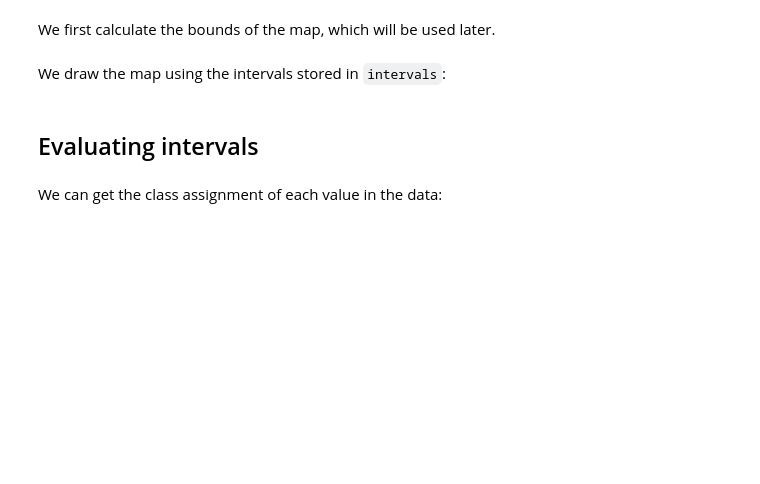
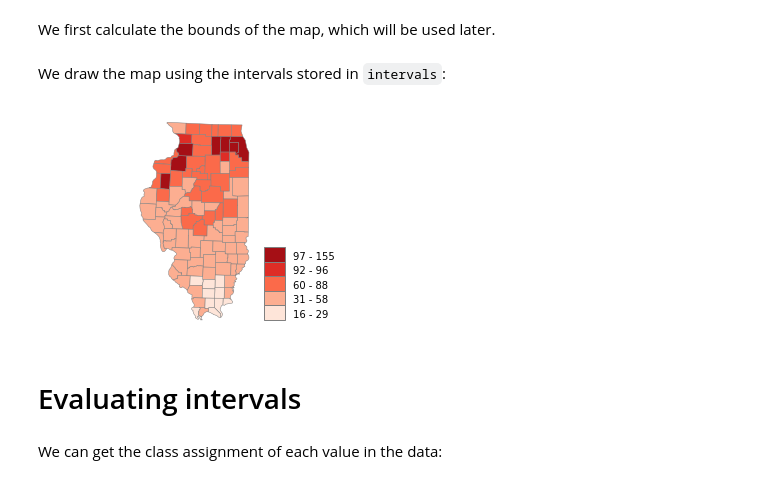
Before and after one commit to compgeog/choropleth-tradeoffs, a Jupyter notebook: explore_choropleth.ipynb, the cells around one changed output. Cells and saved outputs as stored; diff of their text form; code cells hidden in the pictures; blank space fills up the shorter version.

```diff
--- a/explore_choropleth.ipynb
+++ b/explore_choropleth.ipynb
@@ -76,0 +93,14 @@ plt.show()
+# %%
+attrname = 'FARM_PROD'
+
+adjacency_list = adjacency_matrix(all_features, output='L')
+all_values = get_shp_attribute_by_name(all_features, attrname)
+all_areas = get_shp_attribute_by_name(all_features, 'AREA')
+unique_values = list(set(all_values))
+unique_values.sort()
+
+numclass = 5  #
+
+m = len(all_values)     # number of all values in data
+n = len(unique_values)  # number of unique values in data
+print(n, m, min(unique_values), max(unique_values))
@@ -85,7 +123,7 @@ choose('foxy', 3)
 # %% [markdown]
 For our data, we want to find the break points -- the positions where we can break the original, sorted data into a number of classes. If we have 10 numbers, there will be up to 9 break points. To create `numclass` classes, we will `numclass-1` break points.
 # %%
-all_brks = choose(range(n-1), numclass-1)
+all_break_points = choose(range(n-1), numclass-1)
 # %% [markdown]
 It is not a good idea to print them out, because there are really a lot (millions):
 # %%
@@ -93,5 +133,5 @@ len(all_brks)
 # %% [markdown]
 Instead, we will just look at some (one) randomly:
 # %%
-i = random.randint(0, len(all_brks)-1)
-print('Break point', i+1, 'is', all_brks[i])
+i = random.randint(0, len(all_break_points)-1)
+print('Break points at', i+1, 'are', all_break_points[i])
@@ -99,7 +141,7 @@ print('Break point', i+1, 'is', all_brks[i])
 Now we get the actual intervals using the above random break points. Must use unique values.
 # %%
 intervals = Intervals()
-brks = all_brks[i]
+break_points = all_break_points[i]
 
-intervals.set_classes_by_data2(list(brks), unique_values)
+intervals.set_classes_by_data2(list(break_points), unique_values)
 intervals
@@ -122,27 +168,31 @@ We draw the map using the intervals stored in `intervals`:
 # %%
 # get the classes using the break points in intervals
 classes = [intervals.get_class(v) for v in all_values]
 
 # get the color scheme
 colors = get_colorbrewer_specs('Reds', numclass)
 
 # set up the canvas (ax0 is used in rect_legend)
 _, ax0 = plt.subplots()
 
-draw_shape(shp, classes, colors)
+draw_shape(all_features, classes, colors)
 
-box_w = (xmax-xmin)/5  # a fraction of the total with
+box_w = (geom_bounds['xmax']-geom_bounds['xmin'])/5  # a fraction of the total with
 box_h = box_w*2/3      # slightly smaller than the width
 label_xgap = box_w / 3
 label_ygap = box_h * 0.2
 
-rect_legend(xmax*1.1, ymin, box_w, box_h, label_xgap, ax0, colors, ygap=label_ygap, edgecolor='grey', intervals=intervals)
+# rect_legend(xmax*1.1, ymin, box_w, box_h, label_xgap, ax0, colors, ygap=label_ygap, edgecolor='grey', intervals=intervals)
+rect_legend(geom_bounds['xmax']*1.1, geom_bounds['ymin'], box_w, box_h, label_xgap,
+            ax0, colors, ygap=label_ygap, edgecolor='grey', intervals=intervals)
 
 plt.axis('off')
 plt.axis('equal')
 plt.show()
+# %% [output]
+[figure, added]
 # %% [markdown]
-## Evaluating intervals
+# Evaluating intervals
 # %% [markdown]
 We can get the class assignment of each value in the data:
 # %%
```
Also changed, not shown: parts of 62 cells of this notebook.
